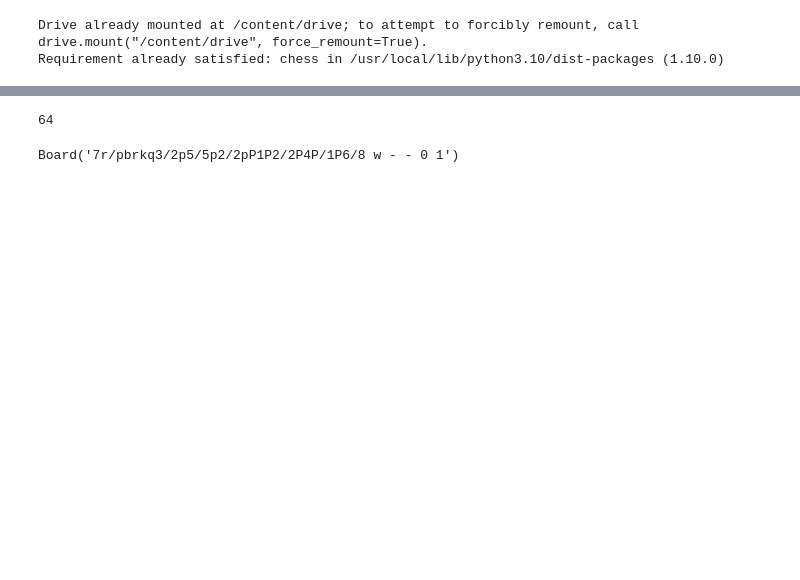
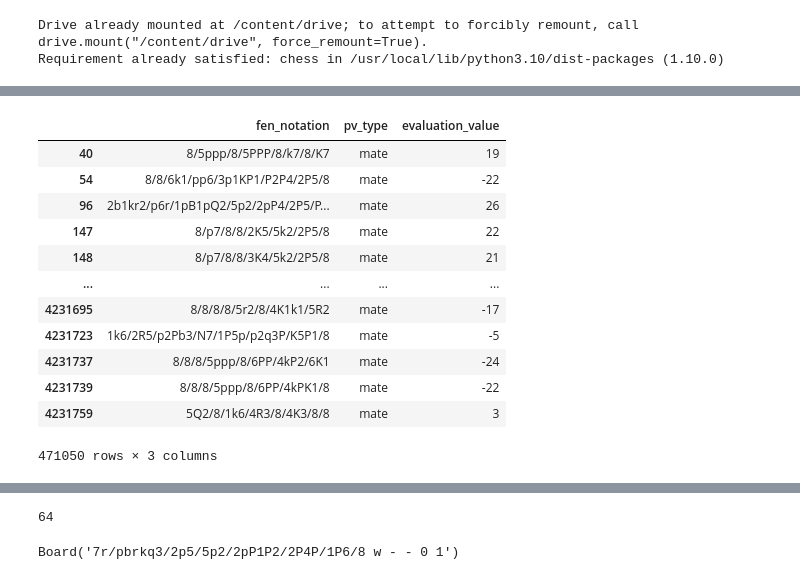
Before and after one commit to alonzojp/AI-Chess-Bot, a Jupyter notebook: [AICB]_csv_to_dataset.ipynb, the cells around one changed output, grey strips where cells are left out. Saved outputs shown, nothing was run; the diff lists cells and outputs as text; code cells hidden in the pictures; blank space fills up the shorter version.

```diff
--- a/[AICB]_csv_to_dataset.ipynb
+++ b/[AICB]_csv_to_dataset.ipynb
@@ -47,0 +62,16 @@ Board('rnbqkbnr/pppppppp/8/8/8/8/PPPPPPPP/RNBQKBNR w - - 0 1')
+# %%
+df.loc[df['pv_type'] == 'mate']
+# %% [output]
+|  | fen_notation | pv_type | evaluation_value |
+| 40 | 8/5ppp/8/5PPP/8/k7/8/K7 | mate | 19 |
+| 54 | 8/8/6k1/pp6/3p1KP1/P2P4/2P5/8 | mate | -22 |
+| 96 | 2b1kr2/p6r/1pB1pQ2/5p2/2pP4/2P5/P... | mate | 26 |
+| 147 | 8/p7/8/8/2K5/5k2/2P5/8 | mate | 22 |
+| 148 | 8/p7/8/8/3K4/5k2/2P5/8 | mate | 21 |
+| ... | ... | ... | ... |
+| 4231695 | 8/8/8/8/5r2/8/4K1k1/5R2 | mate | -17 |
+| 4231723 | 1k6/2R5/p2Pb3/N7/1P5p/p2q3P/K5P1/8 | mate | -5 |
+| 4231737 | 8/8/8/5ppp/8/6PP/4kP2/6K1 | mate | -24 |
+| 4231739 | 8/8/8/5ppp/8/6PP/4kPK1/8 | mate | -22 |
+| 4231759 | 5Q2/8/1k6/4R3/8/4K3/8/8 | mate | 3 |
+471050 rows × 3 columns
```
Also changed, not shown: parts of 19 cells of this notebook.
